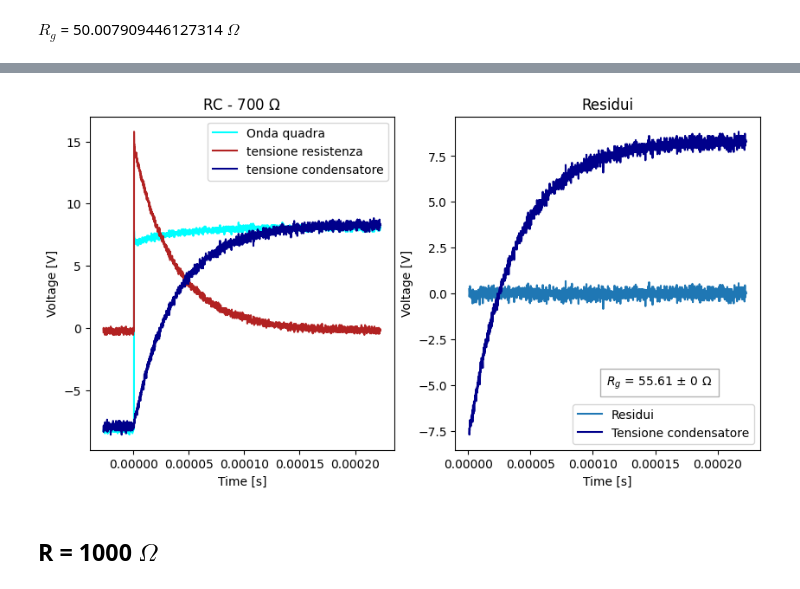
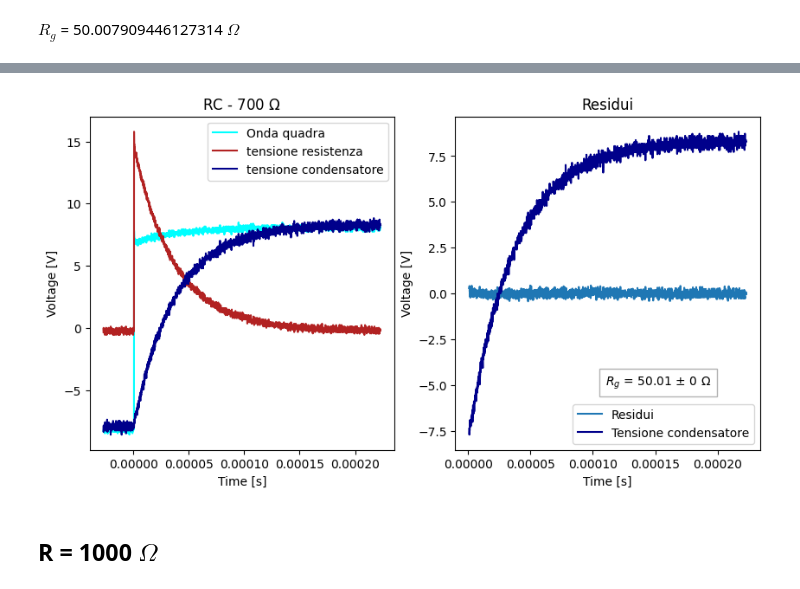
Before and after one commit to Yedi278/Lab2, a Jupyter notebook: Circuiti_2/Rg.ipynb, the cells around one changed output, grey strips where cells are left out. Drawn from its saved outputs; the diff is of its cells as text; code cells hidden in the pictures.

```diff
--- a/Circuiti_2/Rg.ipynb
+++ b/Circuiti_2/Rg.ipynb
@@ -266,29 +266,29 @@ pvalue =  0.311174408309437
 # %%
 N = 277
-resti = [i-j for i,j in zip(RC_700_math[1][N:],V_RC(RC_700_math[0][N:],m.values['V_o'],m.values['R'],m.values['C'],m.values['T'],m.values['offset']))]
+resti = [i-j for i,j in zip(RC_700_data[1][N:],Vr_carica(RC_700_data[0][N:],m.values['I_o'],m.values['R'],m.values['C'],m.values['fase'],m.values['offset']))]
 
 plt.subplots(1,2,figsize=(10,5))
 
 plt.subplot(1,2,1)
 plt.title('RC - 700 $\Omega$')
 plt.plot(RC_700_quadra[0][:],RC_700_quadra[1][:], c='cyan')
 plt.plot(RC_700_data[0][:],  RC_700_data[1][:],   c='firebrick')
 plt.plot(RC_700_math[0][:],  RC_700_math[1][:],   c='darkblue')
 plt.xlabel('Time [s]')
 plt.ylabel('Voltage [V]')
 plt.legend(['Onda quadra','tensione resistenza', 'tensione condensatore'])
 
 plt.subplot(1,2,2)
 plt.title('Residui')
 plt.xlabel('Time [s]')
 plt.ylabel('Voltage [V]')
 plt.plot(RC_700_math[0][N:],resti)
 plt.plot(RC_700_math[0][N:],RC_700_math[1][N:], c='darkblue')
 plt.legend(['Residui','Tensione condensatore'])
 plt.text(3*m.values['R']*m.values['C'],-5,f'$R_g$ = {"{:.2f}".format(R_g)} $\pm$ {0} $\Omega$', bbox={'facecolor': 'white', 'alpha': 0.3, 'pad': 5})
 plt.savefig('imgs/RG/RC_700_fit.pdf',bbox_inches='tight')
 # %% [output]
-[figure, old version]
+[figure, new version]
 # %% [markdown]
 ## R = 1000 $\Omega$
 # %%
```
Also changed, not shown: parts of 5 cells of this notebook, 33 other files.
